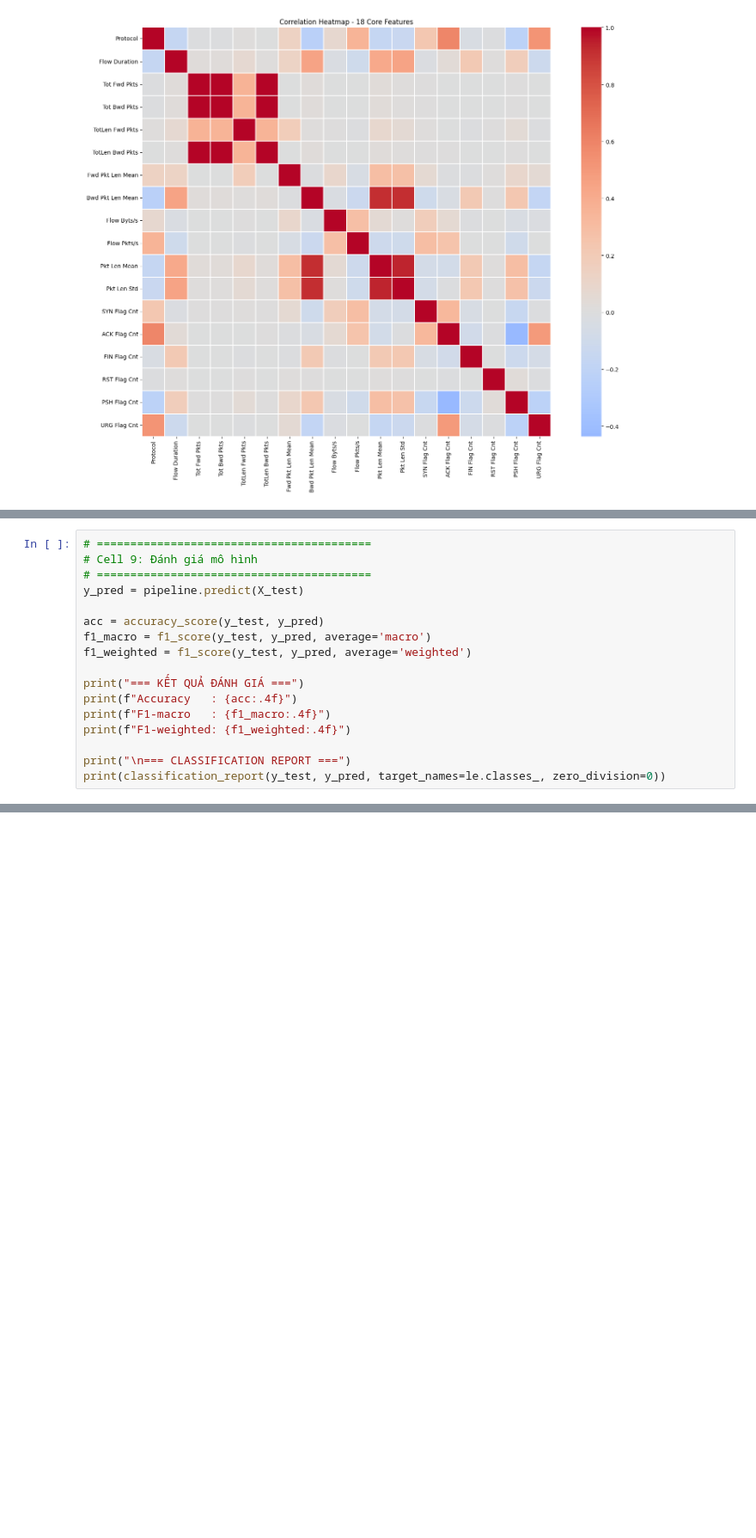
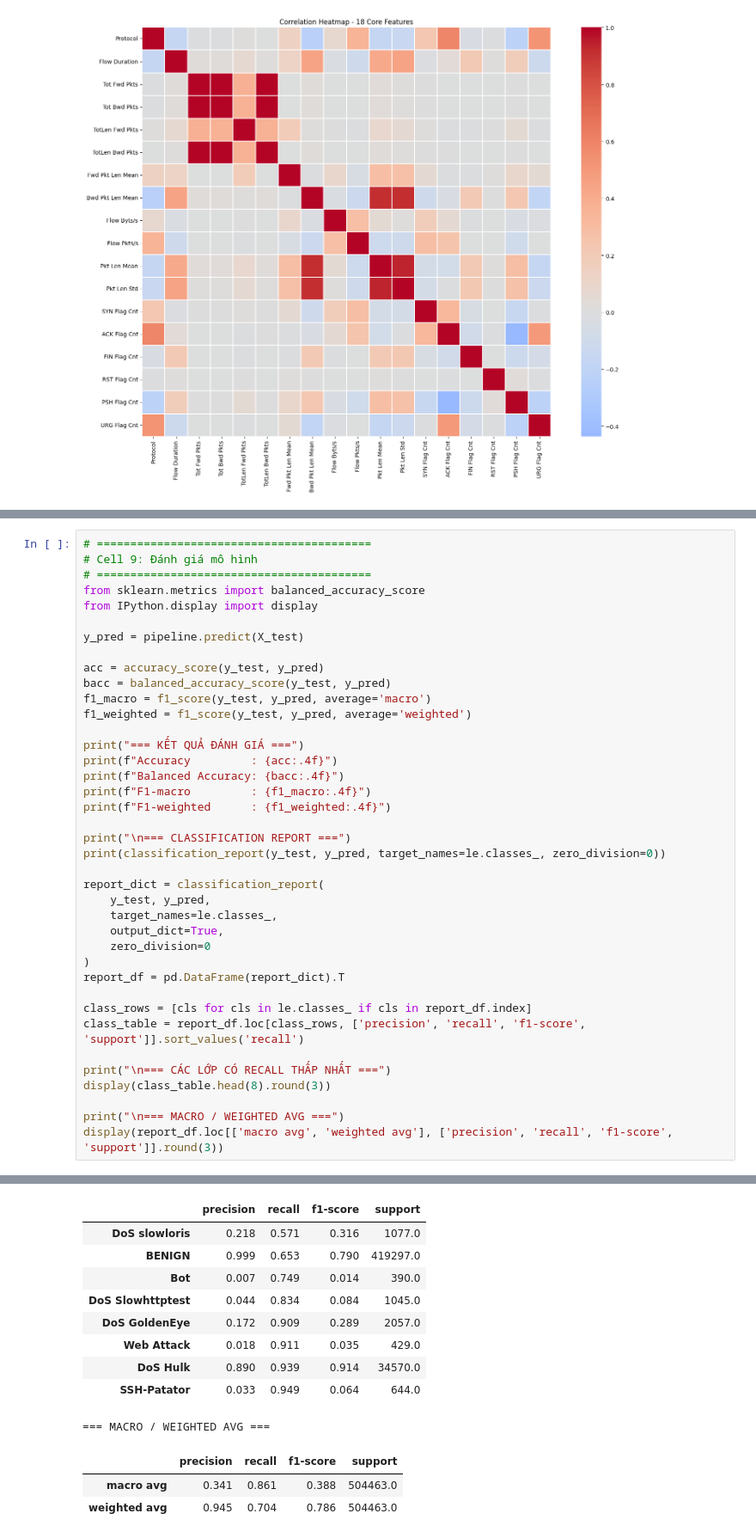
Before and after one commit to KhuongNew/IDS-Logistic-Regression, a Jupyter notebook: notebooks/ML_IDS_LR.ipynb, the cells around one changed output, grey strips where cells are left out. Shown at 86% size. Cells and saved outputs as stored; diff of their text form; blank space fills up the shorter version.

```diff
--- a/notebooks/ML_IDS_LR.ipynb
+++ b/notebooks/ML_IDS_LR.ipynb
@@ -304,18 +285,40 @@ Huấn luyện xong trong 3807.86 giây.
 # =========================================
 # Cell 9: Đánh giá mô hình
 # =========================================
+from sklearn.metrics import balanced_accuracy_score
+from IPython.display import display
+
 y_pred = pipeline.predict(X_test)
 
 acc = accuracy_score(y_test, y_pred)
+bacc = balanced_accuracy_score(y_test, y_pred)
 f1_macro = f1_score(y_test, y_pred, average='macro')
 f1_weighted = f1_score(y_test, y_pred, average='weighted')
 
 print("=== KẾT QUẢ ĐÁNH GIÁ ===")
-print(f"Accuracy   : {acc:.4f}")
-print(f"F1-macro   : {f1_macro:.4f}")
-print(f"F1-weighted: {f1_weighted:.4f}")
+print(f"Accuracy         : {acc:.4f}")
+print(f"Balanced Accuracy: {bacc:.4f}")
+print(f"F1-macro         : {f1_macro:.4f}")
+print(f"F1-weighted      : {f1_weighted:.4f}")
 
 print("\n=== CLASSIFICATION REPORT ===")
 print(classification_report(y_test, y_pred, target_names=le.classes_, zero_division=0))
+
+report_dict = classification_report(
+    y_test, y_pred,
+    target_names=le.classes_,
+    output_dict=True,
+    zero_division=0
+)
+report_df = pd.DataFrame(report_dict).T
+
+class_rows = [cls for cls in le.classes_ if cls in report_df.index]
+class_table = report_df.loc[class_rows, ['precision', 'recall', 'f1-score', 'support']].sort_values('recall')
+
+print("\n=== CÁC LỚP CÓ RECALL THẤP NHẤT ===")
+display(class_table.head(8).round(3))
+
+print("\n=== MACRO / WEIGHTED AVG ===")
+display(report_df.loc[['macro avg', 'weighted avg'], ['precision', 'recall', 'f1-score', 'support']].round(3))
 # %% [output]
 === KẾT QUẢ ĐÁNH GIÁ ===
@@ -338,3 +341,16 @@ F1-weighted: 0.8735
+|  | precision | recall | f1-score | support |
+| DoS slowloris | 0.218 | 0.571 | 0.316 | 1077.0 |
+| BENIGN | 0.999 | 0.653 | 0.790 | 419297.0 |
+| Bot | 0.007 | 0.749 | 0.014 | 390.0 |
+| DoS Slowhttptest | 0.044 | 0.834 | 0.084 | 1045.0 |
+| DoS GoldenEye | 0.172 | 0.909 | 0.289 | 2057.0 |
+| Web Attack | 0.018 | 0.911 | 0.035 | 429.0 |
+| DoS Hulk | 0.890 | 0.939 | 0.914 | 34570.0 |
+| SSH-Patator | 0.033 | 0.949 | 0.064 | 644.0 |
+=== MACRO / WEIGHTED AVG ===
+|  | precision | recall | f1-score | support |
+| macro avg | 0.341 | 0.861 | 0.388 | 504463.0 |
+| weighted avg | 0.945 | 0.704 | 0.786 | 504463.0 |
 # %%
 # =========================================
 # Cell 10: Confusion Matrix
```
Also changed, not shown: parts of 6 cells of this notebook, 1 other file.
